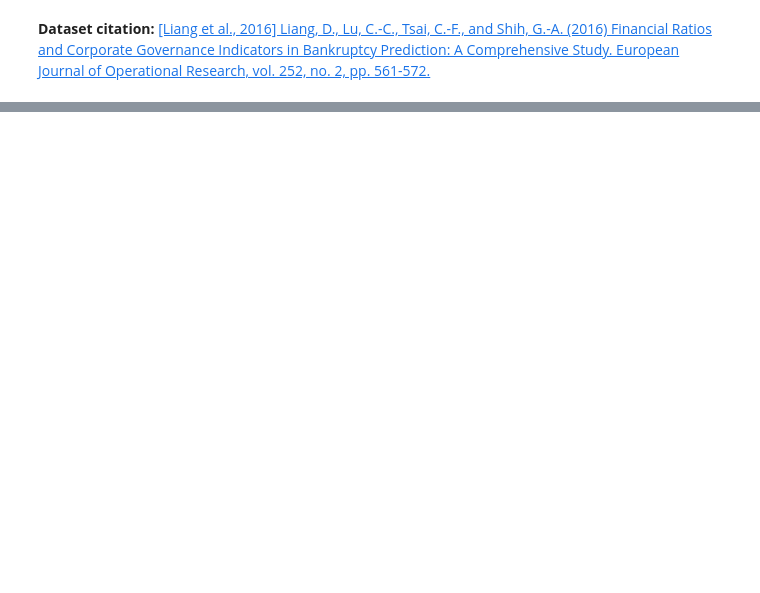
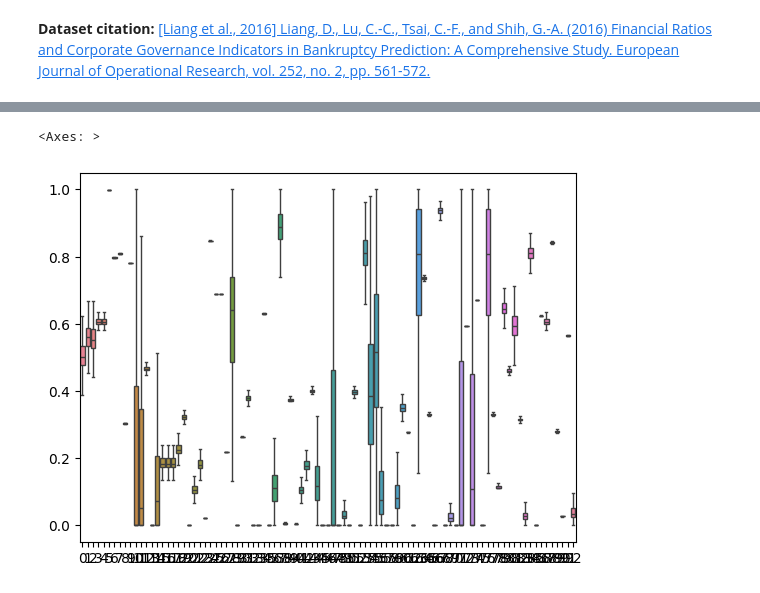
Before and after one commit to rsouza/MasterClassUseCase, a Jupyter notebook: 1_Classification/Company_Bankruptcy/classification_task_instruction_jupyter_af.ipynb, the cells around one changed output, grey strips where cells are left out. Cells and saved outputs as stored; diff of their text form; code cells hidden in the pictures; blank space fills up the shorter version.

```diff
--- a/1_Classification/Company_Bankruptcy/classification_task_instruction_jupyter_af.ipynb
+++ b/1_Classification/Company_Bankruptcy/classification_task_instruction_jupyter_af.ipynb
@@ -111,0 +254,10 @@ df = pd.read_csv(zf.open('Company_Bankruptcy.csv'))
+# %%
+# to see if the outlier removal will change the picture fundamentally -> no
+scaler_minmax = MinMaxScaler()
+scaler_minmax.fit(df[feat_float])
+
+df_float_scaled_minmax_beforeoutlier = scaler_minmax.transform(df[feat_float])
+sns.boxplot(data=df_float_scaled_minmax_beforeoutlier,showfliers=False)
+# %% [output]
+<Axes: >
+[figure, added]
```
Also changed, not shown: parts of 99 cells of this notebook.
